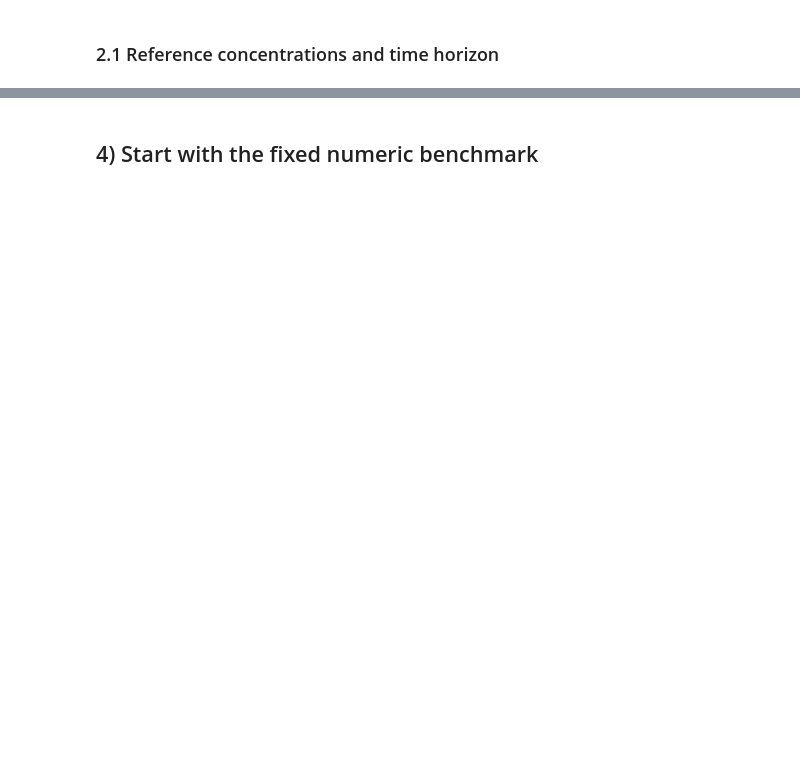
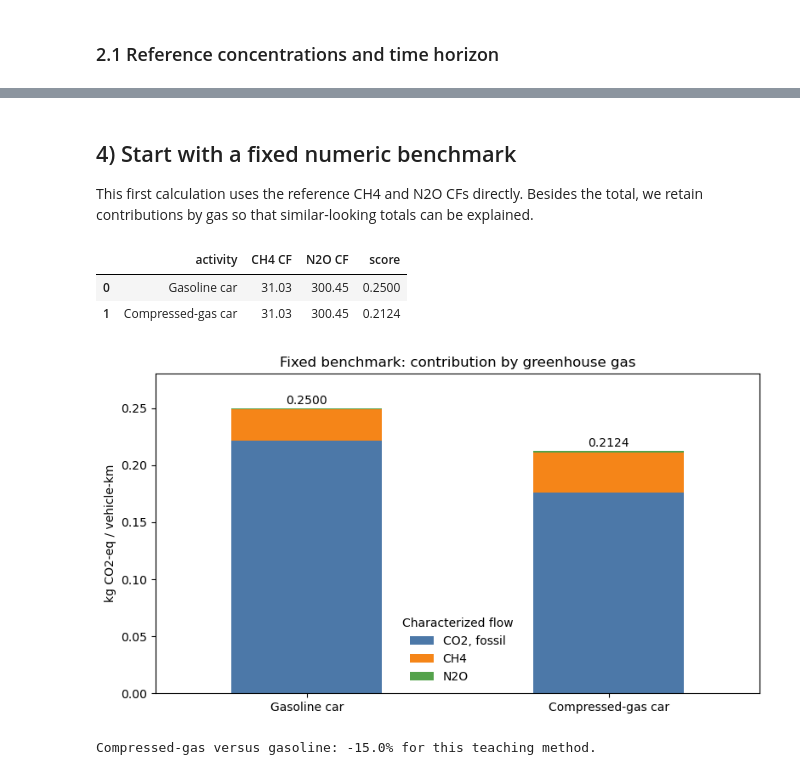
Before and after one commit to romainsacchi/aalborg-regionalized-lcia, a Jupyter notebook: tutorials/DAY 3/D3-02 Parameterised characterization factors with edges.ipynb, the cells around one changed output, grey strips where cells are left out. Saved outputs shown, nothing was run; the diff lists cells and outputs as text; code cells hidden in the pictures; blank space fills up the shorter version.

```diff
--- a/tutorials/DAY 3/D3-02 Parameterised characterization factors with edges.ipynb
+++ b/tutorials/DAY 3/D3-02 Parameterised characterization factors with edges.ipynb
@@ -22,10 +29,8 @@ from pathlib import Path
 import matplotlib.pyplot as plt
 import numpy as np
 import pandas as pd
-from mpl_toolkits.mplot3d import Axes3D
 
+import bw2calc as bc
 import bw2data as bd
 from edges import EdgeLCIA, SupplyChain
-
-pd.options.display.float_format = '{:,.2f}'.format
 # %% [markdown]
@@ -282,9 +370,11 @@ Instead of hiding the workflow in helper functions, the next sections write out
 # %%
-from matplotlib.lines import Line2D
-from matplotlib.patches import Patch
-
-plot_style_map = {
-    'Gasoline car (EURO-6c)': {'color': '#355070', 'marker': 'o'},
-    'Compressed-gas car (EURO-6c)': {'color': '#E56B6F', 'marker': '^'},
+technology_colors = {
+    "Gasoline car": "#355070",
+    "Compressed-gas car": "#E56B6F",
 }
+contribution_colors = {
+    "CO2, fossil": "#4C78A8",
+    "CH4": "#F58518",
+    "N2O": "#54A24B",
+}
 # %%
@@ -297,3 +458,5 @@ The 3D plotting cells below also stay explicit: they reshape the result table wi
 # %% [markdown]
-## 4) Start with the fixed numeric benchmark
+## 4) Start with a fixed numeric benchmark
+
+This first calculation uses the reference CH4 and N2O CFs directly. Besides the total, we retain contributions by gas so that similar-looking totals can be explained.
 # %%
@@ -333 +513,59 @@ numeric_summary
+# %%
+display(
+    numeric_summary.style.format(
+        {
+            "CH4 CF": "{:.2f}",
+            "N2O CF": "{:.2f}",
+            "score": "{:.4f}",
+        }
+    )
+)
+
+contribution_table = (
+    numeric_contributions.pivot(
+        index="activity",
+        columns="gas",
+        values="impact",
+    )
+    .fillna(0)
+    .reindex(index=technology_order, columns=["CO2, fossil", "CH4", "N2O"])
+)
+
+axis = contribution_table.plot(
+    kind="bar",
+    stacked=True,
+    figsize=(8, 4.5),
+    color=[contribution_colors[column] for column in contribution_table],
+)
+axis.set_title("Fixed benchmark: contribution by greenhouse gas")
+axis.set_xlabel("")
+axis.set_ylabel("kg CO2-eq / vehicle-km")
+axis.tick_params(axis="x", rotation=0)
+axis.legend(title="Characterized flow", frameon=False)
+
+totals = contribution_table.sum(axis=1)
+for position, total in enumerate(totals):
+    axis.text(
+        position,
+        total + totals.max() * 0.015,
+        f"{total:.4f}",
+        ha="center",
+    )
+axis.set_ylim(0, totals.max() * 1.12)
+plt.tight_layout()
+plt.show()
+
+relative_difference = (
+    totals["Compressed-gas car"] / totals["Gasoline car"] - 1
+) * 100
+print(
+    "Compressed-gas versus gasoline:",
+    f"{relative_difference:+.1f}% for this teaching method.",
+)
+# %% [output]
+|  | activity | CH4 CF | N2O CF | score |
+| 0 | Gasoline car | 31.03 | 300.45 | 0.2500 |
+| 1 | Compressed-gas car | 31.03 | 300.45 | 0.2124 |
+[figure, added]
+Compressed-gas versus gasoline: -15.0% for this teaching method.
 # %% [markdown]
```
Also changed, not shown: parts of 54 cells of this notebook, 4 other files.
